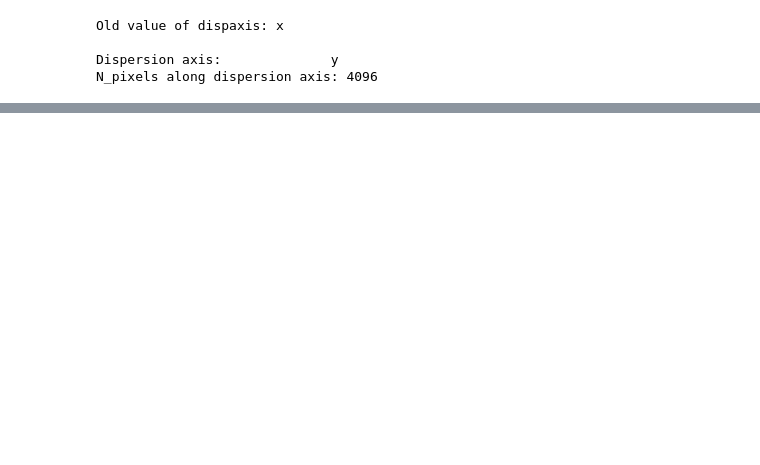
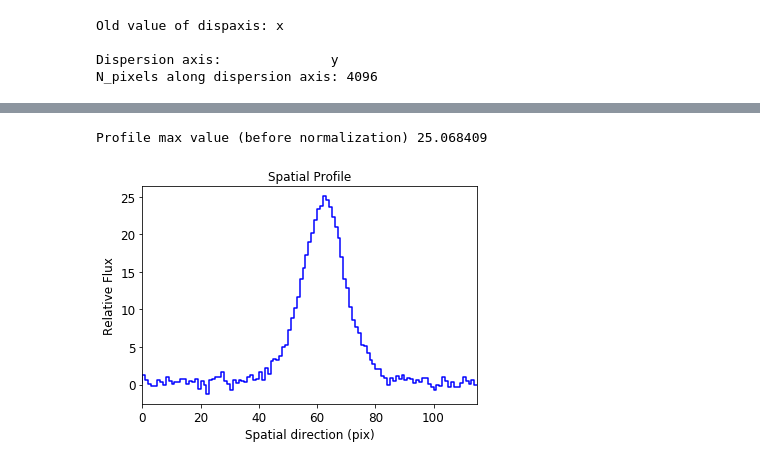
Before and after one commit to pmozumdar/spectra_extraction, a Jupyter notebook: B0445_system.ipynb, the cells around one changed output, grey strips where cells are left out. Saved outputs shown, nothing was run; the diff lists cells and outputs as text; code cells hidden in the pictures; blank space fills up the shorter version.

```diff
--- a/B0445_system.ipynb
+++ b/B0445_system.ipynb
@@ -50,2 +44,5 @@ TypeError: display_spec() got an unexpected keyword argument 'outfile'
 # %%
-profile = spec.spatial_profile(pixrange=[1900, 3200])
+profile = spec.spatial_profile(pixrange=[1600, 3200])
+# %% [output]
+Profile max value (before normalization) 25.068409
+[figure, added]
```
Also changed, not shown: parts of 22 cells of this notebook.
